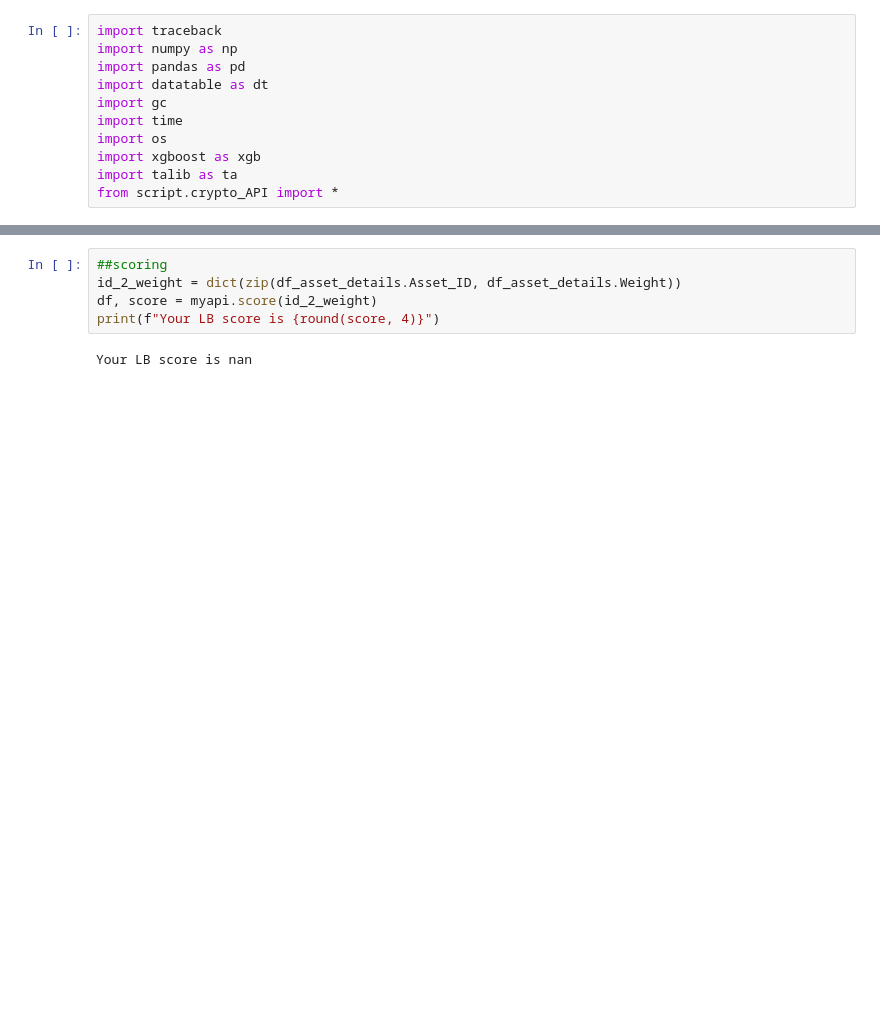
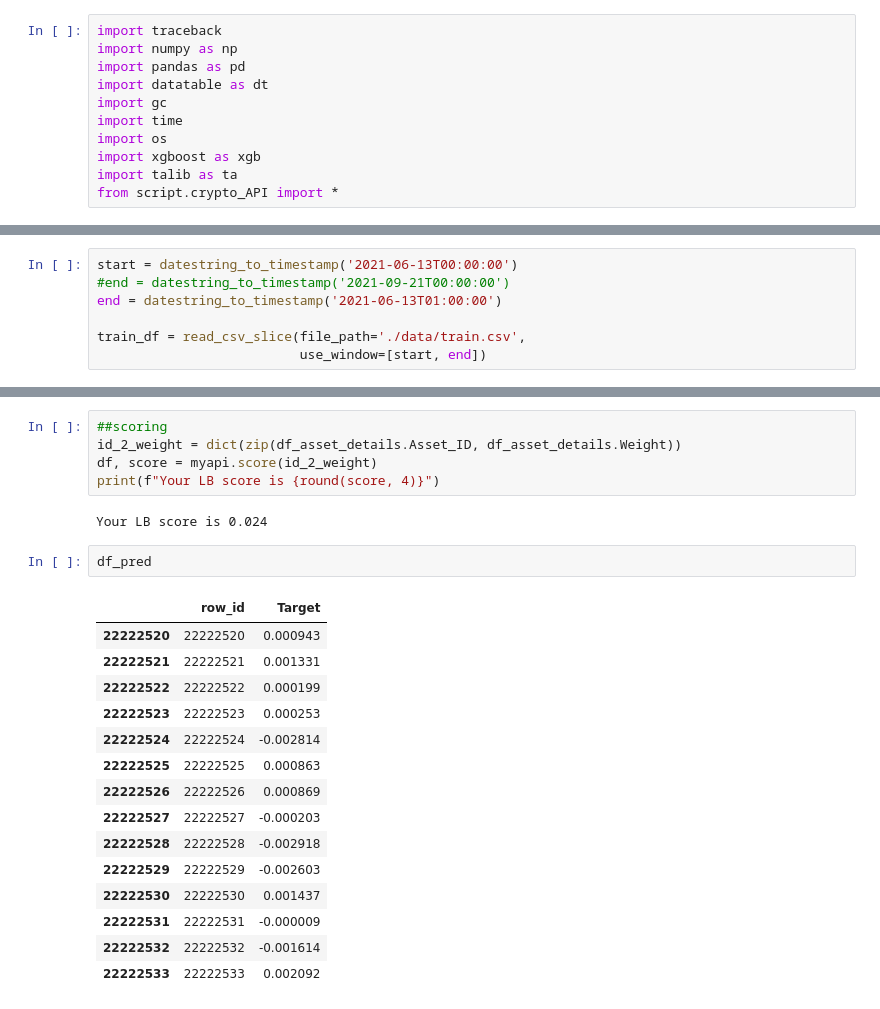
Before and after one commit to 123mitnik/Crypto_Forecasting_kaggle, a Jupyter notebook: crypto-xgb-api.ipynb, the cells around one changed output, grey strips where cells are left out. Drawn from its saved outputs; the diff is of its cells as text; blank space fills up the shorter version.

```diff
--- a/crypto-xgb-api.ipynb
+++ b/crypto-xgb-api.ipynb
@@ -91,0 +101,7 @@ xgb.plot_importance(models[13],height=0.8)
+# %%
+start = datestring_to_timestamp('2021-06-13T00:00:00')
+#end = datestring_to_timestamp('2021-09-21T00:00:00')
+end = datestring_to_timestamp('2021-06-13T01:00:00')
+
+train_df = read_csv_slice(file_path='./data/train.csv',
+                          use_window=[start, end])
@@ -186,4 +250,22 @@ id_2_weight = dict(zip(df_asset_details.Asset_ID, df_asset_details.Weight))
 df, score = myapi.score(id_2_weight)
 print(f"Your LB score is {round(score, 4)}")
 # %% [output]
-Your LB score is nan
+Your LB score is 0.024
+# %%
+df_pred
+# %% [output]
+|  | row_id | Target |
+| 22222520 | 22222520 | 0.000943 |
+| 22222521 | 22222521 | 0.001331 |
+| 22222522 | 22222522 | 0.000199 |
+| 22222523 | 22222523 | 0.000253 |
+| 22222524 | 22222524 | -0.002814 |
+| 22222525 | 22222525 | 0.000863 |
+| 22222526 | 22222526 | 0.000869 |
+| 22222527 | 22222527 | -0.000203 |
+| 22222528 | 22222528 | -0.002918 |
+| 22222529 | 22222529 | -0.002603 |
+| 22222530 | 22222530 | 0.001437 |
+| 22222531 | 22222531 | -0.000009 |
+| 22222532 | 22222532 | -0.001614 |
+| 22222533 | 22222533 | 0.002092 |
```
Also changed, not shown: parts of 12 cells of this notebook, 2 other files.
